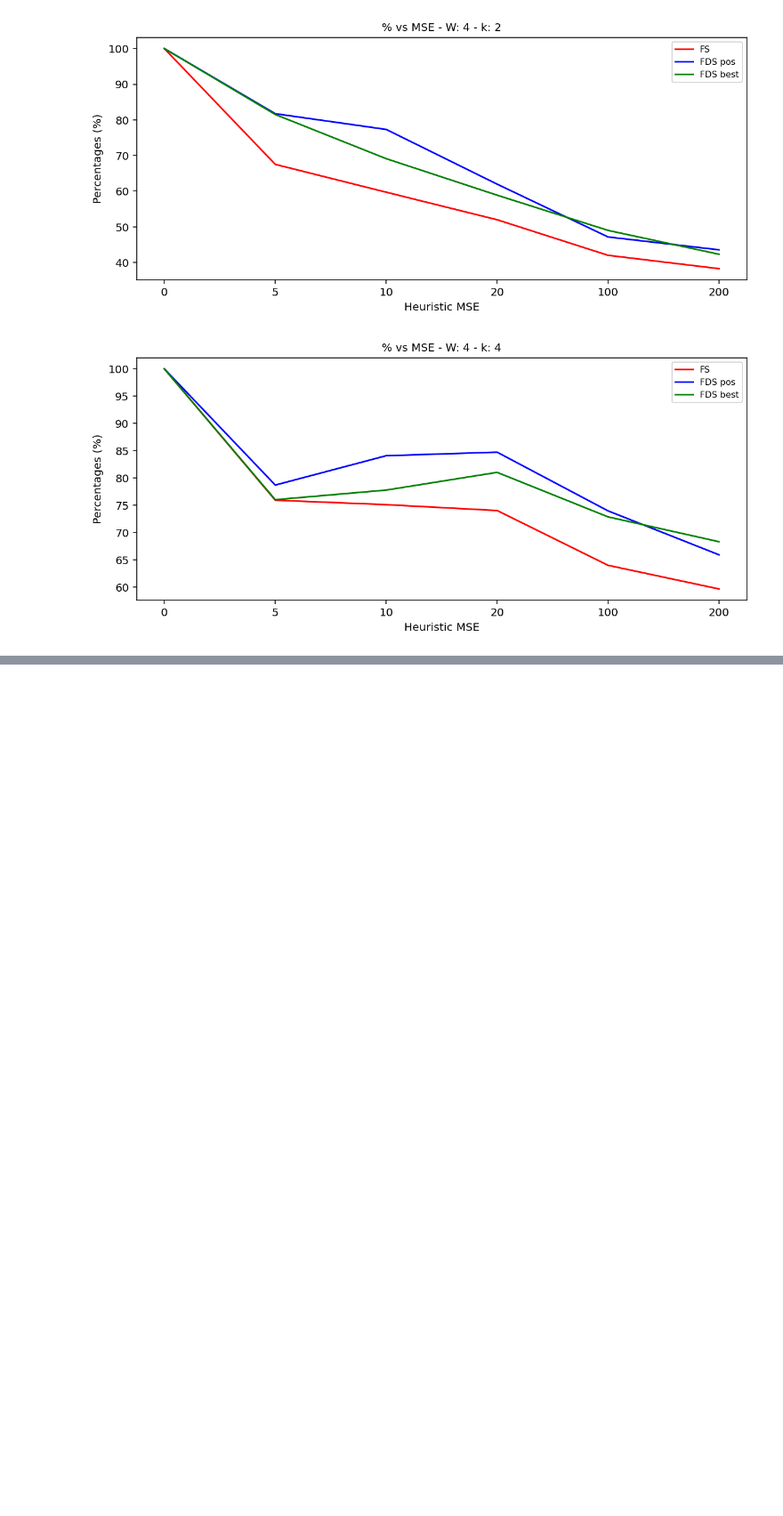
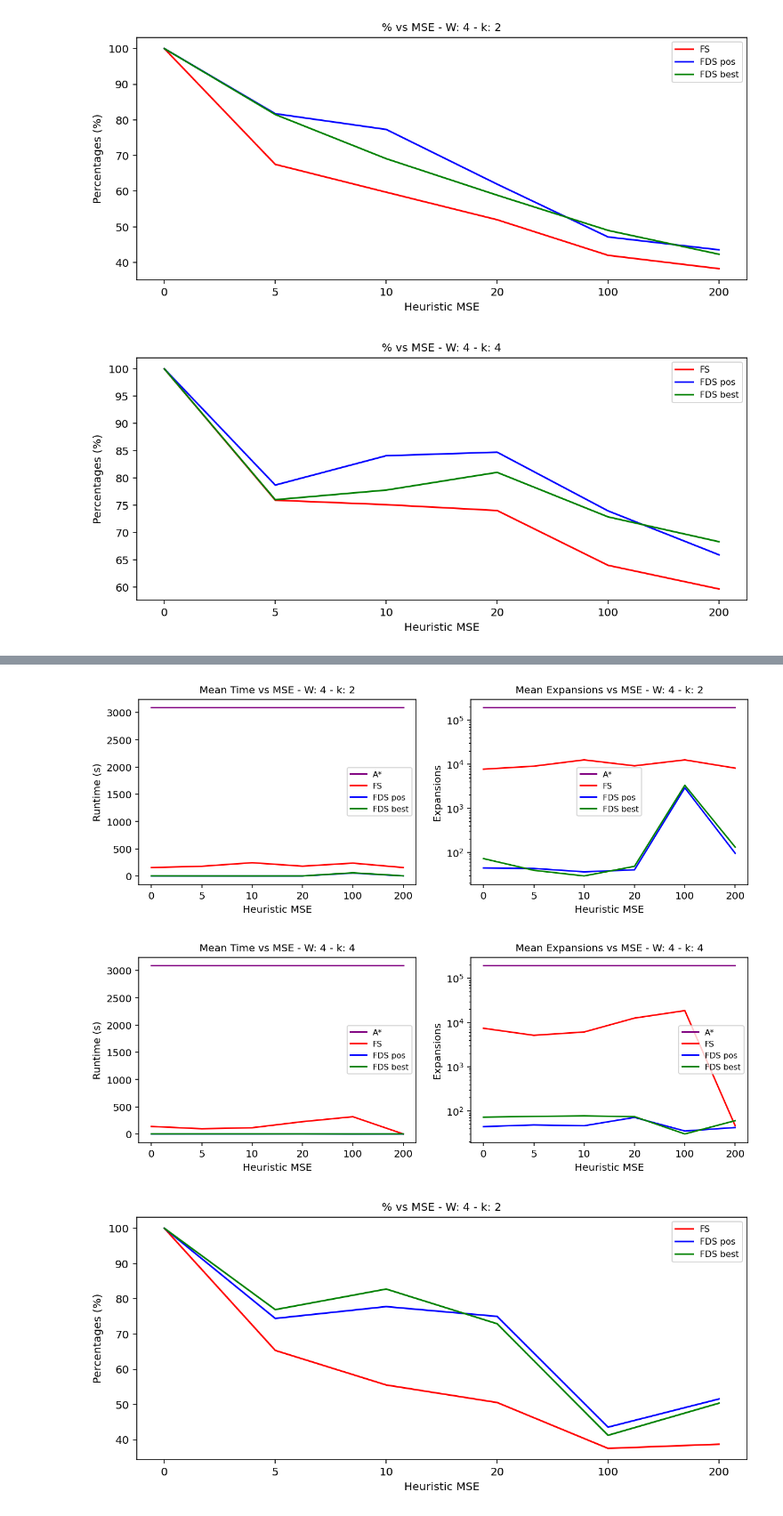
Before and after one commit to anais-mv/ipre-anais, a Jupyter notebook: gráficos nuevo.ipynb, the cells around one changed output, grey strips where cells are left out. Shown at 89% size. Drawn from its saved outputs; the diff is of its cells as text; code cells hidden in the pictures; blank space fills up the shorter version.

```diff
--- a/gráficos nuevo.ipynb
+++ b/gráficos nuevo.ipynb
@@ -116,0 +141,6 @@ graficar_k(astar1, fs1_k2, fs1_k4, pos1_k2, pos1_k4, best1_k2, best1_k4, 4, True
+# %%
+graficar_k(astar2, fs2_k2, fs2_k4, pos2_k2, pos2_k4, best2_k2, best2_k4, 4, True)
+# %% [output]
+[figure, added]
+[figure, added]
+[figure, added]
```
Also changed, not shown: parts of 5 cells of this notebook, 7 other files.
